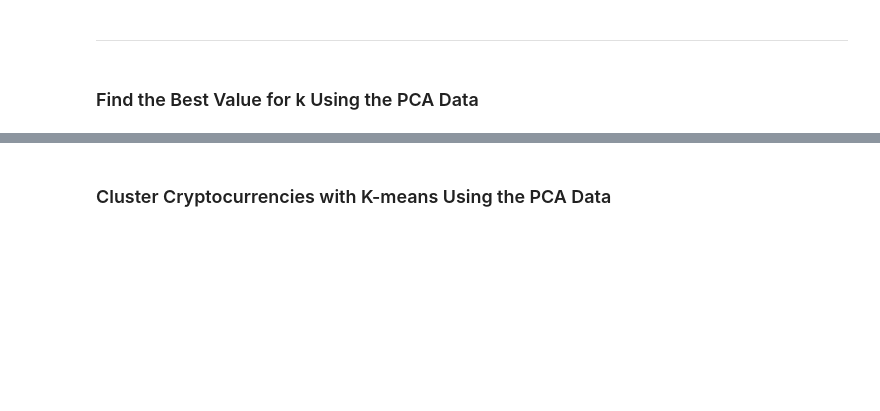
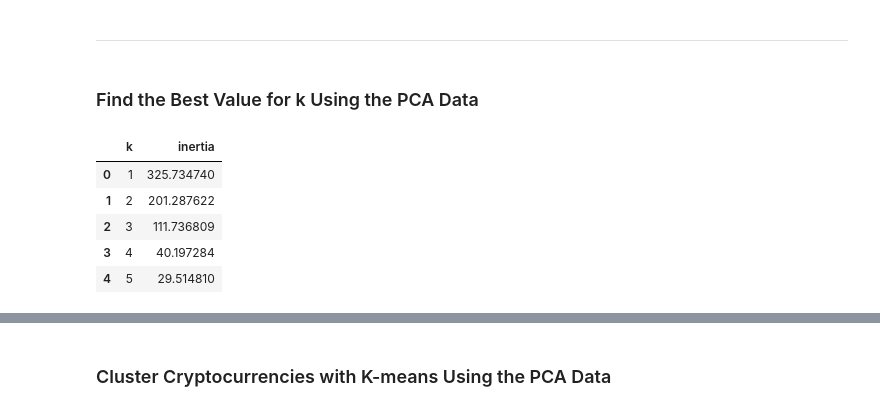
Before and after one commit to HomarOrtiz/CryptoClustering, a Jupyter notebook: Crypto_Clustering.ipynb, the cells around one changed output, grey strips where cells are left out. Drawn from its saved outputs; the diff is of its cells as text; code cells hidden in the pictures; blank space fills up the shorter version.

```diff
--- a/Crypto_Clustering.ipynb
+++ b/Crypto_Clustering.ipynb
@@ -242,4 +265,7 @@ scaled_df_copy.hvplot.scatter(
 ### Find the Best Value for k Using the PCA Data
 # %%
 # Create a list with the number of k-values from 1 to 11
+k = list(range(1,11))
+# Create an empty list to store the inertia values
+inertia = []
 # %%
@@ -254,7 +281,15 @@ scaled_df_copy.hvplot.scatter(
 # %%
 # Create a dictionary with the data to plot the Elbow curve
-
 # Create a DataFrame with the data to plot the Elbow curve
+pca_elbow_df = pd.DataFrame({'k': k, 'inertia': inertia})
+pca_elbow_df.head()
+# %% [output]
+|  | k | inertia |
+| 0 | 1 | 325.734740 |
+| 1 | 2 | 201.287622 |
+| 2 | 3 | 111.736809 |
+| 3 | 4 | 40.197284 |
+| 4 | 5 | 29.514810 |
 # %%
 # Plot a line chart with all the inertia values computed with
 # the different values of k to visually identify the optimal value for k.
```
Also changed, not shown: parts of 23 cells of this notebook.
